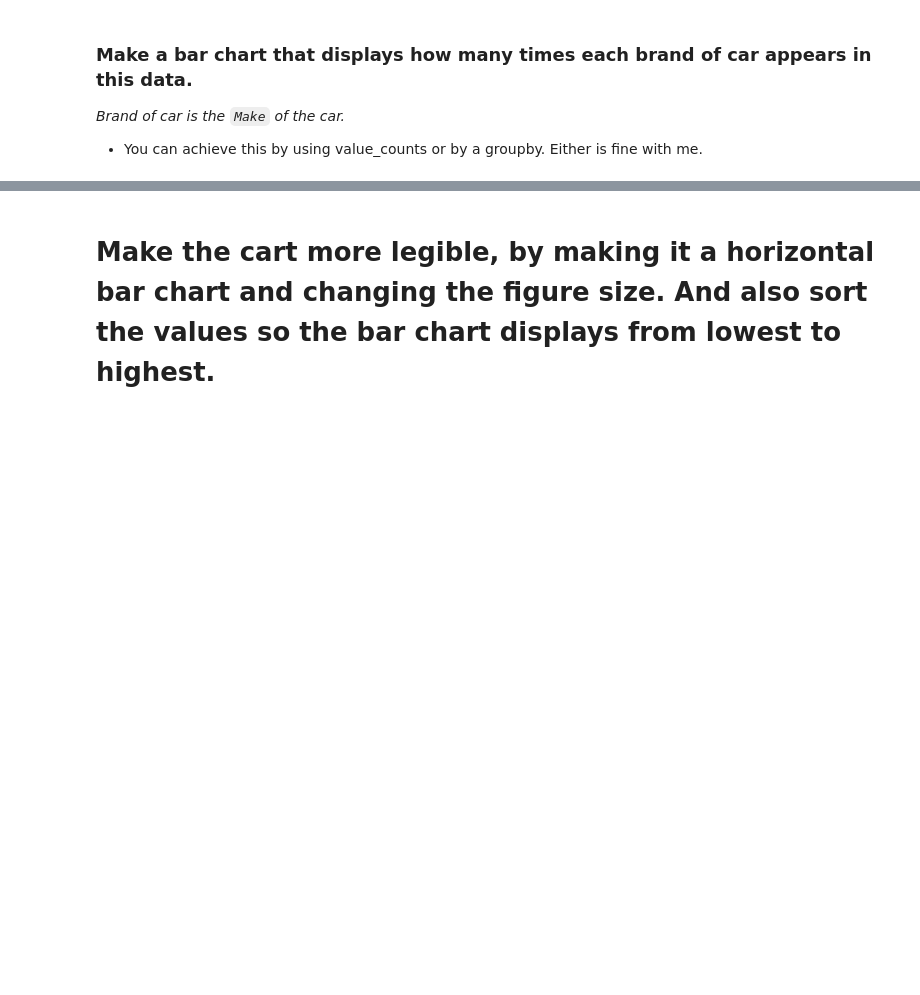
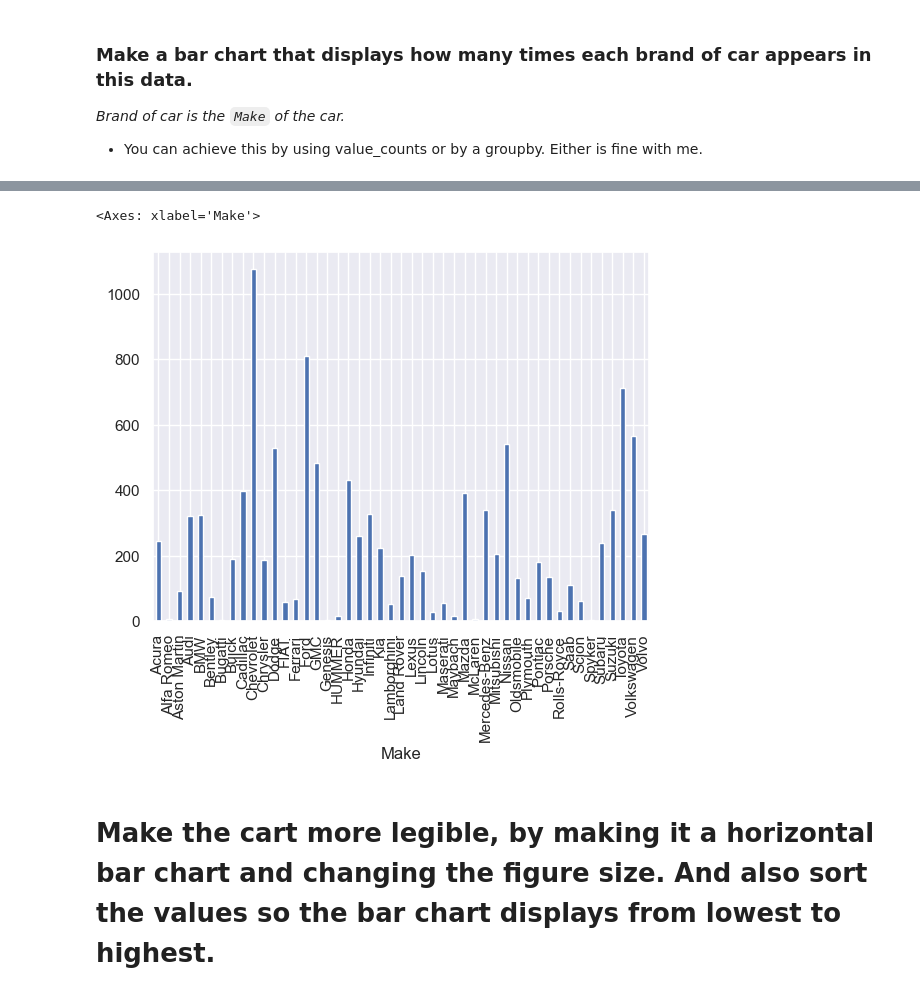
Before and after one commit to dwang312/ctp-2022-fall-data-science, a Jupyter notebook: Week-02-EDA/Exercise-EDA.ipynb, the cells around one changed output, grey strips where cells are left out. Saved outputs shown, nothing was run; the diff lists cells and outputs as text; code cells hidden in the pictures; blank space fills up the shorter version.

```diff
--- a/Week-02-EDA/Exercise-EDA.ipynb
+++ b/Week-02-EDA/Exercise-EDA.ipynb
@@ -52,5 +52,9 @@ Duplicated Rows = 720
 # %%
 #  2. Modify our df to have all duplicate rows removed.
 
-print(df.shape)
+print(df.shape, 'before dropping dupes')
+
+df = df.drop_duplicates()
+
+print(df.shape,'after dropping dupes')
 # %% [output]
@@ -70,4 +99,6 @@ print(df.shape)
 # %%
 # * Remove any row that has a null value in it.
+
+df = df.dropna()
 # %%
 # * Do a sanity check and pring how long our dataframe is now that we have removed our null values.
@@ -78,4 +133,12 @@ _Brand of car is the `Make` of the car._
 # %%
 # Make a bar chart that displays how many times each brand of car appears in this data.
+
+
+gb = df.groupby('Make')
+makeFreq = gb['Make'].count()
+makeFreq.plot(kind='bar')
+# %% [output]
+<Axes: xlabel='Make'>
+[figure, added]
 # %% [markdown]
 # Make the cart more legible, by making it a horizontal bar chart and changing the figure size.  And also sort the values so the bar chart displays from lowest to highest.
```
Also changed, not shown: parts of 10 cells of this notebook.
